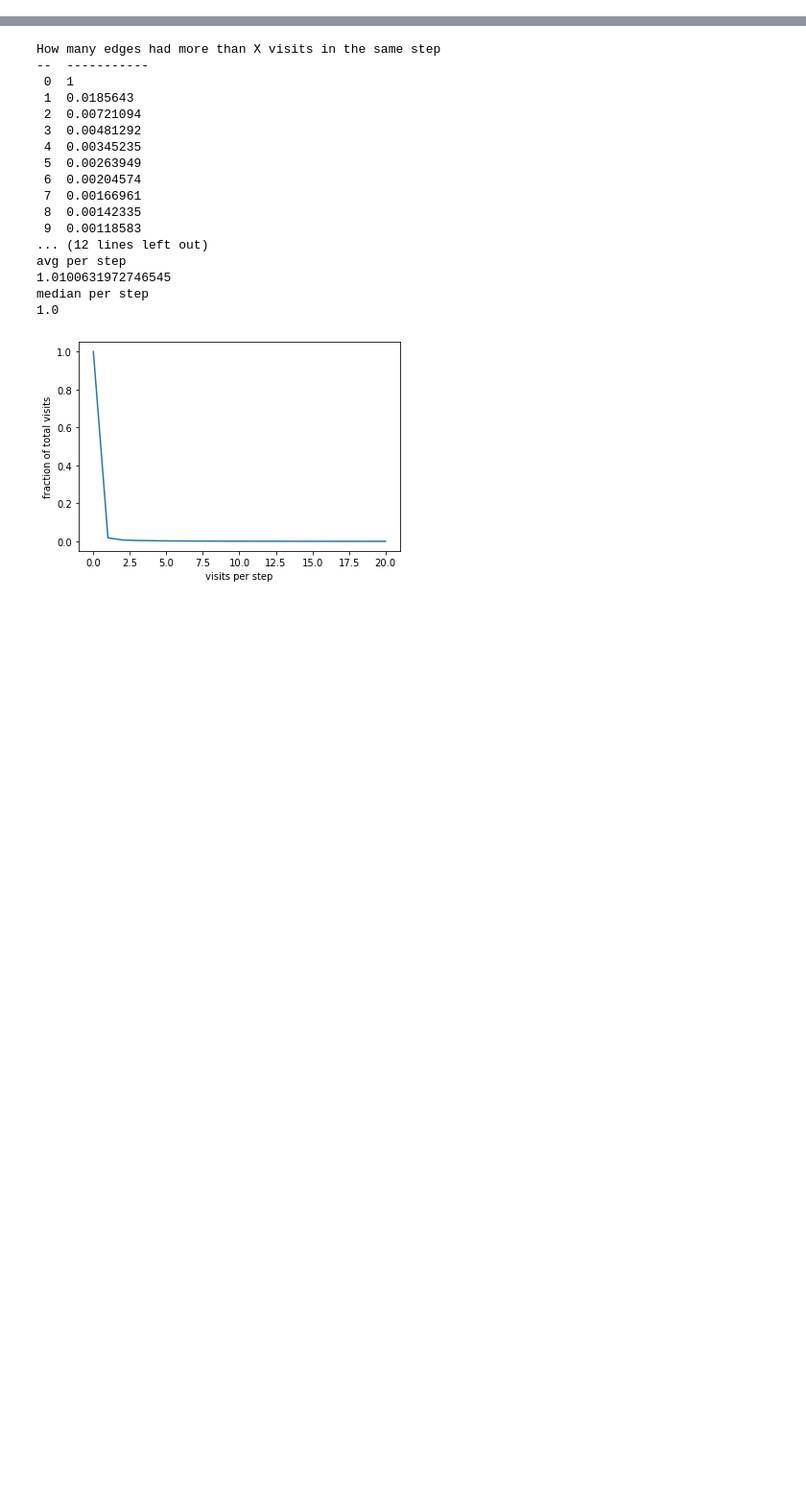
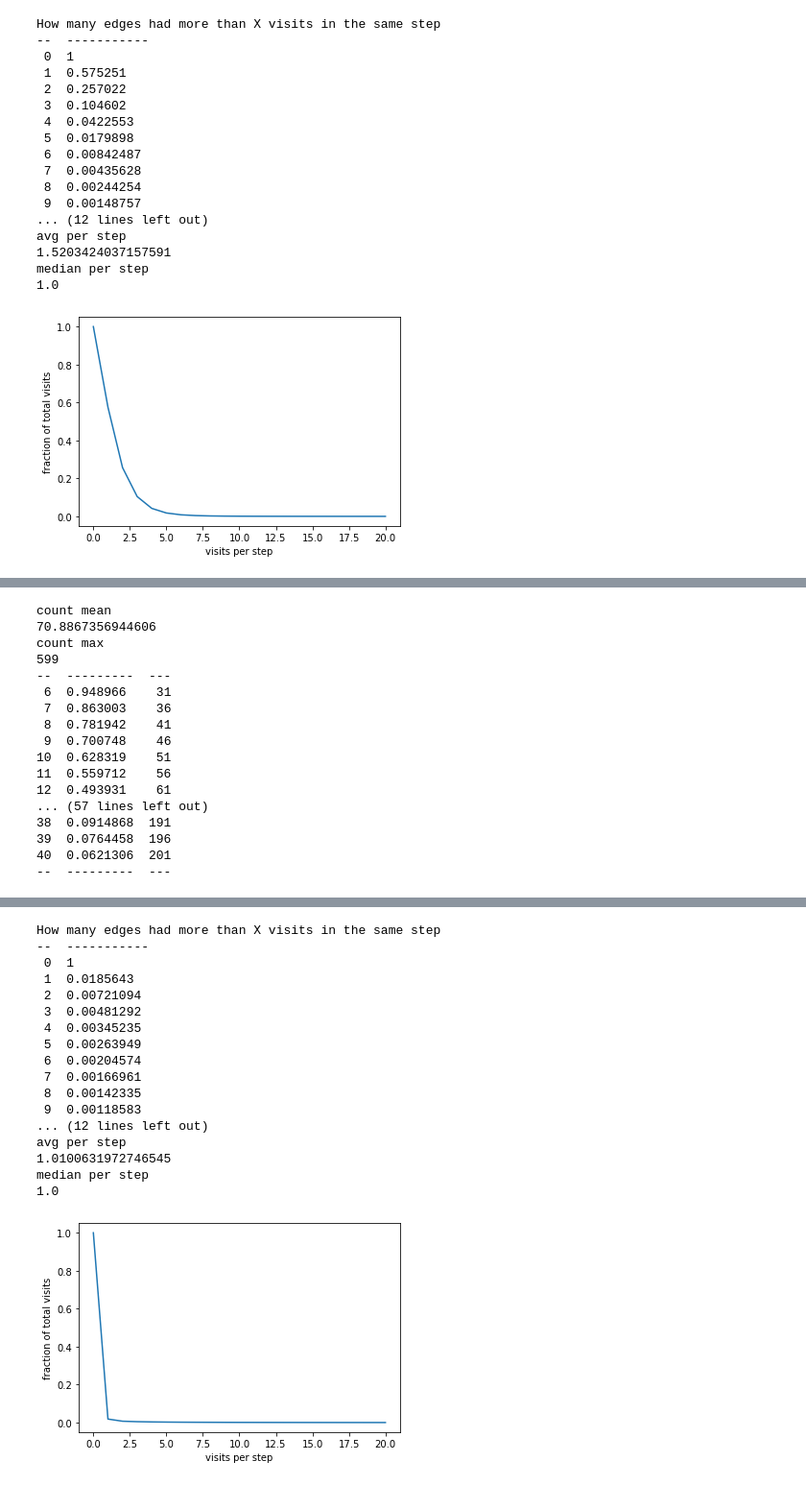
Before and after one commit to WiktorJ/node2vec, a Jupyter notebook: notebooks/data_analysis.ipynb, the cells around one changed output, grey strips where cells are left out. Shown at 96% size. Drawn from its saved outputs; the diff is of its cells as text; code cells hidden in the pictures; blank space fills up the shorter version.

```diff
--- a/notebooks/data_analysis.ipynb
+++ b/notebooks/data_analysis.ipynb
@@ -239,0 +386,21 @@ df_edge_32_100_2_08s = extract_stats(df_edge_32_100_2_08)
+# %%
+stats_analysis(df_edge_32_100_4096_0s, "131,072")
+# %% [output]
+How many edges had more than X visits in the same step
+--  -----------
+ 0  1
+ 1  0.575251
+ 2  0.257022
+ 3  0.104602
+ 4  0.0422553
+ 5  0.0179898
+ 6  0.00842487
+ 7  0.00435628
+ 8  0.00244254
+ 9  0.00148757
+... (12 lines left out)
+avg per step
+1.5203424037157591
+median per step
+1.0
+[figure, added]
@@ -239,0 +414,17 @@ df_edge_32_100_2_08s = extract_stats(df_edge_32_100_2_08)
+count mean
+70.8867356944606
+count max
+599
+--  ---------  ---
+ 6  0.948966    31
+ 7  0.863003    36
+ 8  0.781942    41
+ 9  0.700748    46
+10  0.628319    51
+11  0.559712    56
+12  0.493931    61
+... (57 lines left out)
+38  0.0914868  191
+39  0.0764458  196
+40  0.0621306  201
+--  ---------  ---
```
Also changed, not shown: parts of 13 cells of this notebook, 13 other files.
